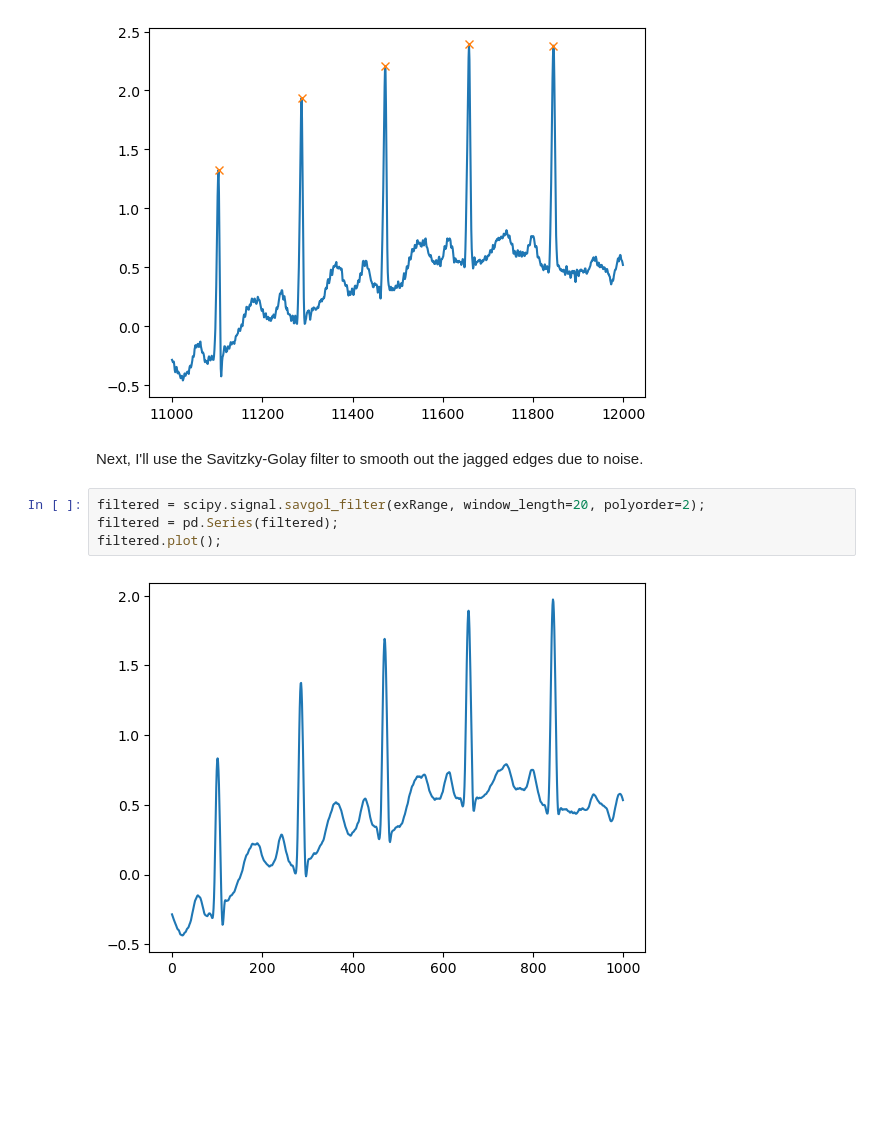
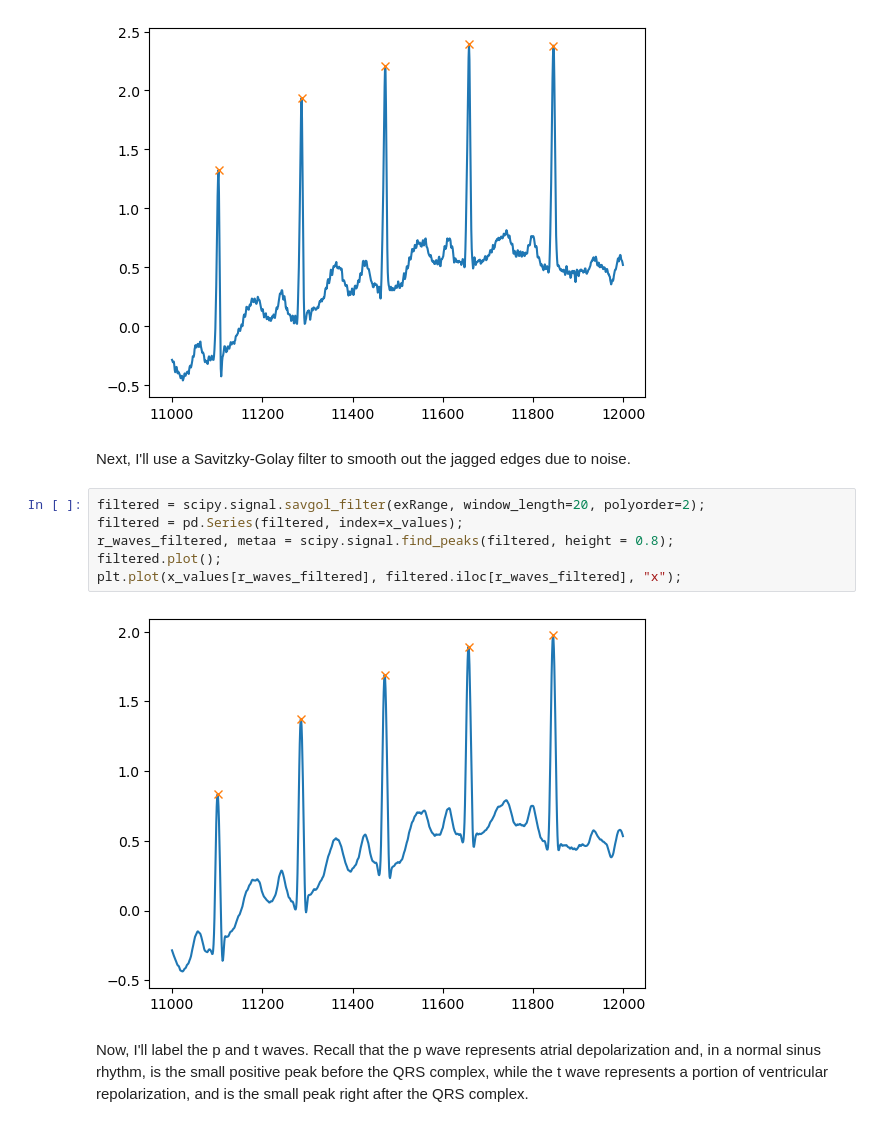
Before and after one commit to dz115/ECGAnalysis, a Jupyter notebook: ECGAnalysisActual.ipynb, the cells around one changed output. Cells and saved outputs as stored; diff of their text form; blank space fills up the shorter version.

Commit message:
Added QRS markings to filtered ecg

```diff
--- a/ECGAnalysisActual.ipynb
+++ b/ECGAnalysisActual.ipynb
@@ -31,10 +29,14 @@ plt.plot(x_values[r_waves], exRange[r_waves], "x");
 # %% [output]
 [figure]
 # %% [markdown]
-Next, I'll use the Savitzky-Golay filter to smooth out the jagged edges due to noise.
+Next, I'll use a Savitzky-Golay filter to smooth out the jagged edges due to noise.
 # %%
 filtered = scipy.signal.savgol_filter(exRange, window_length=20, polyorder=2);
-filtered = pd.Series(filtered);
+filtered = pd.Series(filtered, index=x_values);
+r_waves_filtered, metaa = scipy.signal.find_peaks(filtered, height = 0.8);
 filtered.plot();
+plt.plot(x_values[r_waves_filtered], filtered.iloc[r_waves_filtered], "x");
 # %% [output]
-[figure, old version]
+[figure, new version]
+# %% [markdown]
+Now, I'll label the p and t waves. Recall that the p wave represents atrial depolarization and, in a normal sinus rhythm, is the small positive peak before the QRS complex, while the t wave represents a portion of ventricular repolarization, and is the small peak right after the QRS complex.
```
Also changed, not shown: parts of 1 cell of this notebook.
